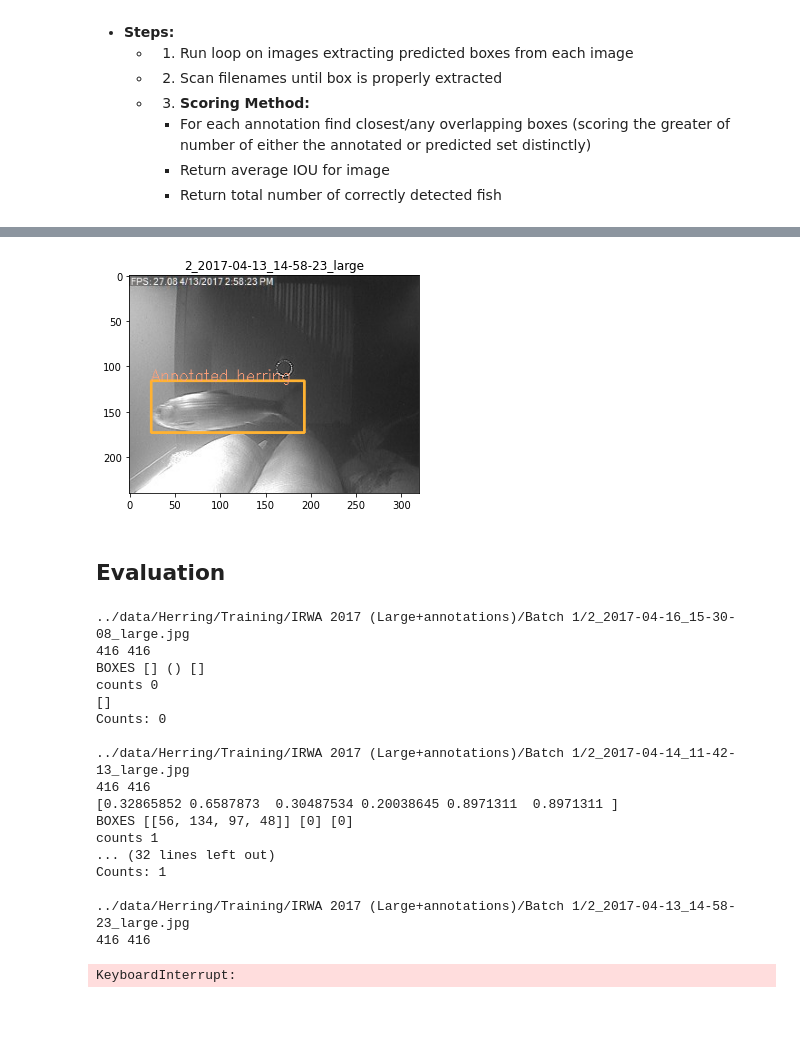
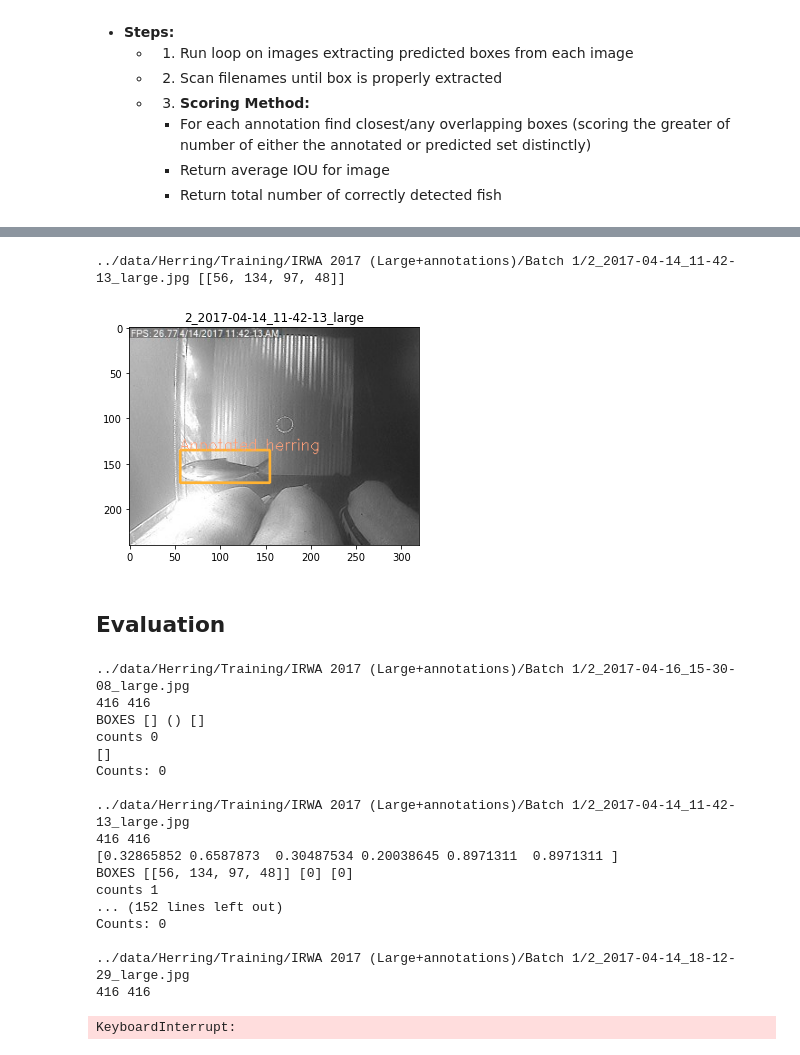
Before and after one commit to aus10powell/MIT-Fishery-Counter, a Jupyter notebook: code/training.ipynb, the cells around one changed output, grey strips where cells are left out. Drawn from its saved outputs; the diff is of its cells as text; code cells hidden in the pictures; blank space fills up the shorter version.

```diff
--- a/code/training.ipynb
+++ b/code/training.ipynb
@@ -158,58 +147,77 @@ def display_image_comparison(img_path=None, annotated_box=None, predicted_box=No
     image_path: image path to location in memory
     annotated_box: corners in format xmin,xmax,ymin,ymax
     """
 
     label = "herring"
 
     img_name = img_path.split("/")[-1].split(".")[0]
     frame = cv2.imread(img_path)
 
-    xmin, xmax, ymin, ymax = (
-        eval(xmins[0]),
-        eval(xmaxs[0]),
-        eval(ymins[0]),
-        eval(ymaxs[0]),
-    )  # Annotated
+    # Annotated
     cv2.rectangle(
-        frame, (xmin, ymin), (xmax, ymax), (255, 178, 50), 2
-    )  # cv.rectangle(frame, (left, top), (right, bottom), (255, 178, 50), 3)
+        frame,
+        (annotated_box[0], annotated_box[1]),
+        (annotated_box[2], annotated_box[3]),
+        (255, 178, 50),
+        2,
+    )
 
     # Annotated
-    cv2.rectangle(frame, (xmin, ymin), (xmax, ymax), (255, 178, 50), 2)
     # Predicted
     if predicted_box is not None:
-        cv2.rectangle(frame, (left, top), (right, bottom), (255, 178, 50), 3)
+        cv2.rectangle(
+            frame,
+            (predicted_box[0], predicted_box[1]),
+            (predicted_box[2], predicted_box[3]),
+            (2, 178, 50),
+            3,
+        )
     cv2.putText(
         frame,
         "Annotated " + label,
-        ((xmin), ymin),
+        (annotated_box[0], annotated_box[1]),
         cv2.FONT_HERSHEY_SIMPLEX,
         0.55,
         (255, 160, 122),
         1,
     )
     plt.imshow(frame)
     plt.title(img_name)
     plt.show()
 
 
-annotated_box = xmin, xmax, ymin, ymax = (
-    eval(xmins[0]),
-    eval(xmaxs[0]),
-    eval(ymins[0]),
-    eval(ymaxs[0]),
-)
-# # xmin, ymax, xmax, ymin = (
-# #     boxes[0][0],
-# #     boxes[0][1],
-# #     boxes[0][0] + boxes[0][2],
-# #     boxes[0][1] - boxes[0][3],
-# # )
+## Example files
+# 1 count: ../data/Herring/Training/IRWA 2017 (Large+annotations)/Batch 1/2_2017-04-14_11-42-13_large.jpg
+herring_image = "../data/Herring/Training/IRWA 2017 (Large+annotations)/Batch 1/2_2017-04-14_11-42-13_large.jpg"
+boxes = [[56, 134, 97, 48]]
+
+print(herring_image, boxes)
+# Get index of annotation path files that contains the path to annotated file matching the non-annoated file
+idx = [
+    i
+    for i in range(len(annotations))
+    if herring_image.split("/")[-1].split(".")[0] in annotations[i]
+][
+    0
+]  # Get the first element (multiple matches do not matter)
 
 
-display_image_comparison(img_path=herring_image, annotated_box=annotated_box)
+xmins, xmaxs, ymins, ymaxs = get_dimensions_of_annotations(fpath=annotations[idx])
+
+# Predicted
+left, top, width, height = boxes[0][0], boxes[0][1], boxes[0][2], boxes[0][3]
+xmin, ymin, xmax, ymax = left, top, left + width, top + height
+predicted_box = xmin, ymin, xmax, ymax
+# Annotated
+annotated_box = xmins[0], xmaxs[0], ymins[0], ymaxs[0]
+
+
+display_image_comparison(
+    img_path=herring_image, annotated_box=annotated_box, predicted_box=None
+)  # predicted_box
 # %% [output]
+../data/Herring/Training/IRWA 2017 (Large+annotations)/Batch 1/2_2017-04-14_11-42-13_large.jpg [[56, 134, 97, 48]]
-[figure, old version]
+[figure, new version]
 # %% [markdown]
 ## Evaluation
 # %%
@@ -228,9 +236,11 @@ modelConfiguration = os.path.join(HERRING_WEIGHTS, "herring.cfg")
 modelWeights = os.path.join(HERRING_WEIGHTS, "herring_final.weights")
 net = cv2.dnn.readNetFromDarknet(modelConfiguration, modelWeights)
 
+# Loop through annotated files
 for a in annotations:
     name = a.split("/")[-1].split(".")[0]
 
+    # Loop through image files (non-annotated) to make a prediction on
     for herring_image in images:
 
         if name not in herring_image:
@@ -288,9 +298,9 @@ Counts: 0
 [0.32865852 0.6587873  0.30487534 0.20038645 0.8971311  0.8971311 ]
 BOXES [[56, 134, 97, 48]] [0] [0]
 counts 1
-... (32 lines left out)
-Counts: 1
+... (152 lines left out)
+Counts: 0
 
-../data/Herring/Training/IRWA 2017 (Large+annotations)/Batch 1/2_2017-04-13_14-58-23_large.jpg
+../data/Herring/Training/IRWA 2017 (Large+annotations)/Batch 1/2_2017-04-14_18-12-29_large.jpg
 416 416
 KeyboardInterrupt:
```
Also changed, not shown: parts of 6 cells of this notebook.
